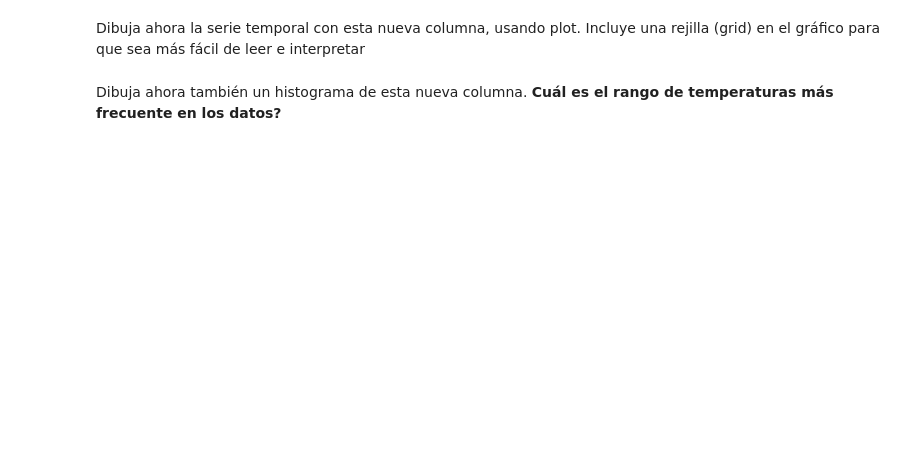
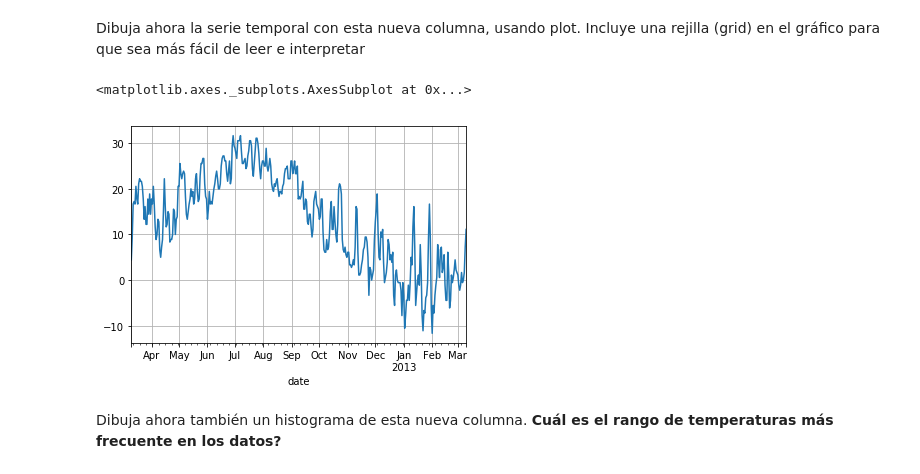
Before and after one commit to hguadalupe/master-data-science, a Jupyter notebook: practice/Ex7/Ex7.ipynb, the cells around one changed output. Saved outputs shown, nothing was run; the diff lists cells and outputs as text; code cells hidden in the pictures; blank space fills up the shorter version.

```diff
--- a/practice/Ex7/Ex7.ipynb
+++ b/practice/Ex7/Ex7.ipynb
@@ -246,3 +258,6 @@ Al usar plot, obtenemos un gráfico de la serie temporal de la columna mean_temp
 Los valores de la temperatura estan en grados Farenheit, unas unidades que son difíciles de interpretar para la mayoría de nosotros.
 
 Vamos a crear una columna mean_tempC que contenga los valores de mean_temp, pero transformados a grados centígrados, más fáciles de interpretar para nosotros. Para ello haremos uso de la función definida en la siguiente celda:
+# %%
+df2_weather['mean_tempc']= (df2_weather['mean_tempf'] - 32)/1.8
+df2_weather['mean_tempc'].head()
@@ -251,4 +285,9 @@ Usa la función para crear la columna adicional con los valores en grados centí
 # %% [markdown]
 Dibuja ahora la serie temporal con esta nueva columna, usando plot. Incluye una rejilla (grid) en el gráfico para que sea más fácil de leer e interpretar
+# %%
+df2_weather['mean_tempc'].plot(grid=True)
+# %% [output]
+<matplotlib.axes._subplots.AxesSubplot at 0x...>
+[figure, added]
 # %% [markdown]
 Dibuja ahora también un histograma de esta nueva columna. **Cuál es el rango de temperaturas más frecuente en los datos?**
```
Also changed, not shown: parts of 14 cells of this notebook, 2 other files.
